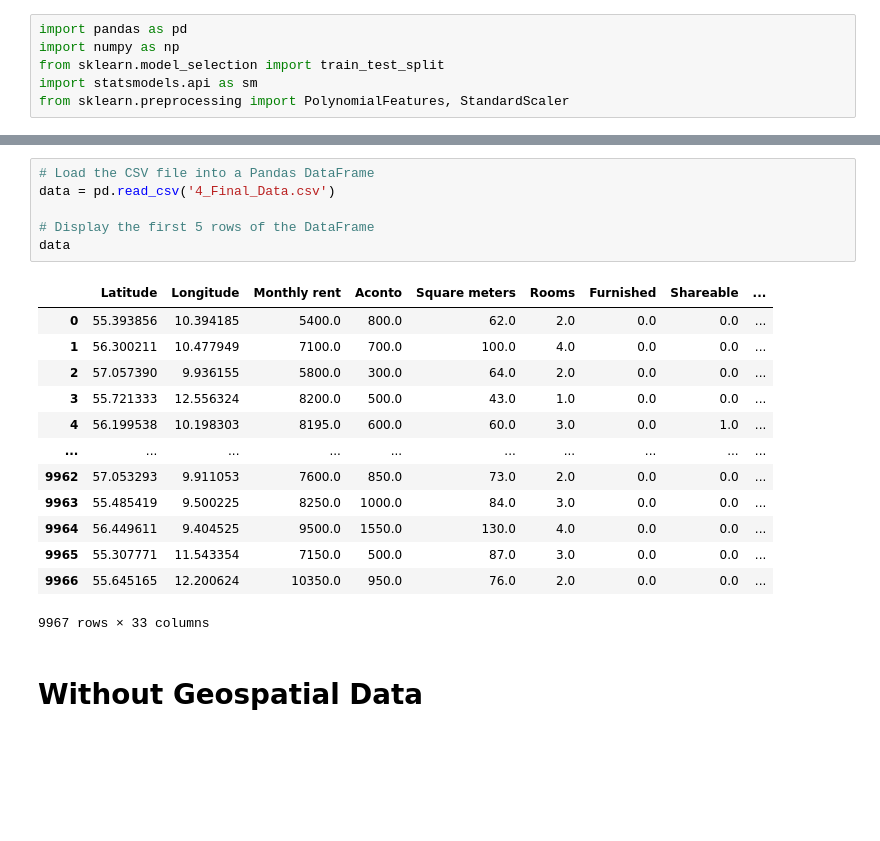
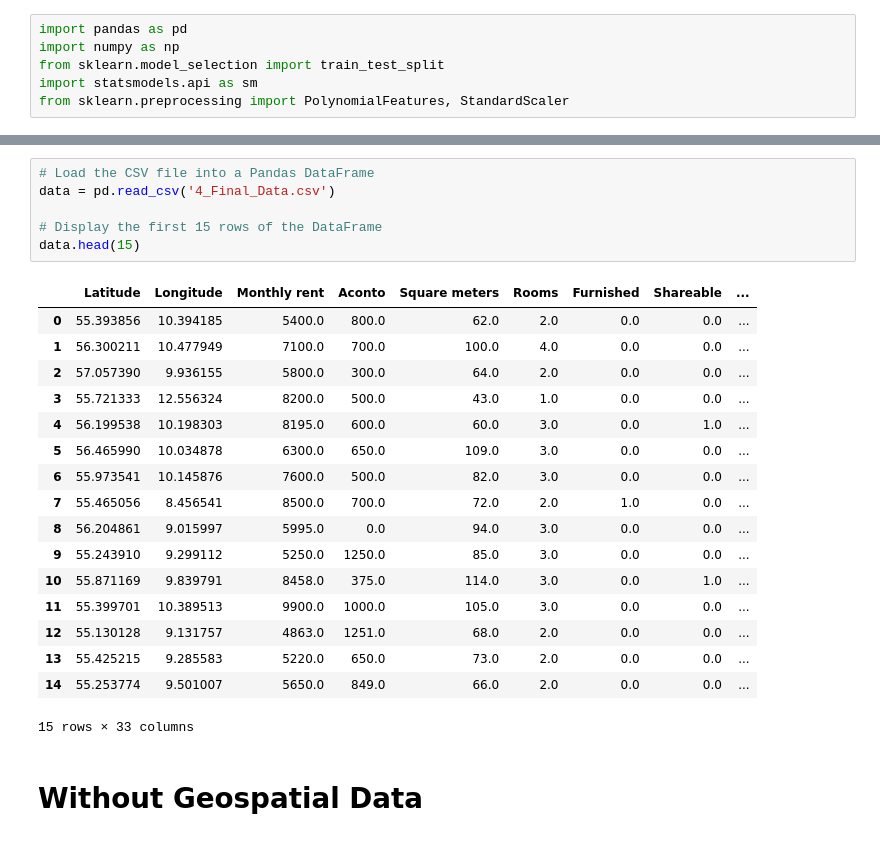
Before and after one commit to NicholasStampe/SocialDataScience, a Jupyter notebook: ExamProject - Kopi/Final_Exam_Folder/6_OLS.ipynb, the cells around one changed output, grey strips where cells are left out. Saved outputs shown, nothing was run; the diff lists cells and outputs as text; blank space fills up the shorter version.

```diff
--- a/ExamProject - Kopi/Final_Exam_Folder/6_OLS.ipynb
+++ b/ExamProject - Kopi/Final_Exam_Folder/6_OLS.ipynb
@@ -9,23 +32,27 @@ from sklearn.preprocessing import PolynomialFeatures, StandardScaler
 # %%
 # Load the CSV file into a Pandas DataFrame
 data = pd.read_csv('4_Final_Data.csv')
 
-# Display the first 5 rows of the DataFrame
-data
+# Display the first 15 rows of the DataFrame
+data.head(15)
 # %% [output]
 |  | Latitude | Longitude | Monthly rent | Aconto | Square meters | Rooms | Furnished | Shareable | ... |
 | 0 | 55.393856 | 10.394185 | 5400.0 | 800.0 | 62.0 | 2.0 | 0.0 | 0.0 | ... |
 | 1 | 56.300211 | 10.477949 | 7100.0 | 700.0 | 100.0 | 4.0 | 0.0 | 0.0 | ... |
 | 2 | 57.057390 | 9.936155 | 5800.0 | 300.0 | 64.0 | 2.0 | 0.0 | 0.0 | ... |
 | 3 | 55.721333 | 12.556324 | 8200.0 | 500.0 | 43.0 | 1.0 | 0.0 | 0.0 | ... |
 | 4 | 56.199538 | 10.198303 | 8195.0 | 600.0 | 60.0 | 3.0 | 0.0 | 1.0 | ... |
-| ... | ... | ... | ... | ... | ... | ... | ... | ... | ... |
-| 9962 | 57.053293 | 9.911053 | 7600.0 | 850.0 | 73.0 | 2.0 | 0.0 | 0.0 | ... |
-| 9963 | 55.485419 | 9.500225 | 8250.0 | 1000.0 | 84.0 | 3.0 | 0.0 | 0.0 | ... |
-| 9964 | 56.449611 | 9.404525 | 9500.0 | 1550.0 | 130.0 | 4.0 | 0.0 | 0.0 | ... |
-| 9965 | 55.307771 | 11.543354 | 7150.0 | 500.0 | 87.0 | 3.0 | 0.0 | 0.0 | ... |
-| 9966 | 55.645165 | 12.200624 | 10350.0 | 950.0 | 76.0 | 2.0 | 0.0 | 0.0 | ... |
+| 5 | 56.465990 | 10.034878 | 6300.0 | 650.0 | 109.0 | 3.0 | 0.0 | 0.0 | ... |
+| 6 | 55.973541 | 10.145876 | 7600.0 | 500.0 | 82.0 | 3.0 | 0.0 | 0.0 | ... |
+| 7 | 55.465056 | 8.456541 | 8500.0 | 700.0 | 72.0 | 2.0 | 1.0 | 0.0 | ... |
+| 8 | 56.204861 | 9.015997 | 5995.0 | 0.0 | 94.0 | 3.0 | 0.0 | 0.0 | ... |
+| 9 | 55.243910 | 9.299112 | 5250.0 | 1250.0 | 85.0 | 3.0 | 0.0 | 0.0 | ... |
+| 10 | 55.871169 | 9.839791 | 8458.0 | 375.0 | 114.0 | 3.0 | 0.0 | 1.0 | ... |
+| 11 | 55.399701 | 10.389513 | 9900.0 | 1000.0 | 105.0 | 3.0 | 0.0 | 0.0 | ... |
+| 12 | 55.130128 | 9.131757 | 4863.0 | 1251.0 | 68.0 | 2.0 | 0.0 | 0.0 | ... |
+| 13 | 55.425215 | 9.285583 | 5220.0 | 650.0 | 73.0 | 2.0 | 0.0 | 0.0 | ... |
+| 14 | 55.253774 | 9.501007 | 5650.0 | 849.0 | 66.0 | 2.0 | 0.0 | 0.0 | ... |
-9967 rows × 33 columns
+15 rows × 33 columns
 # %% [markdown]
 # Without Geospatial Data
 # %%
```
Also changed, not shown: parts of 7 cells of this notebook.
